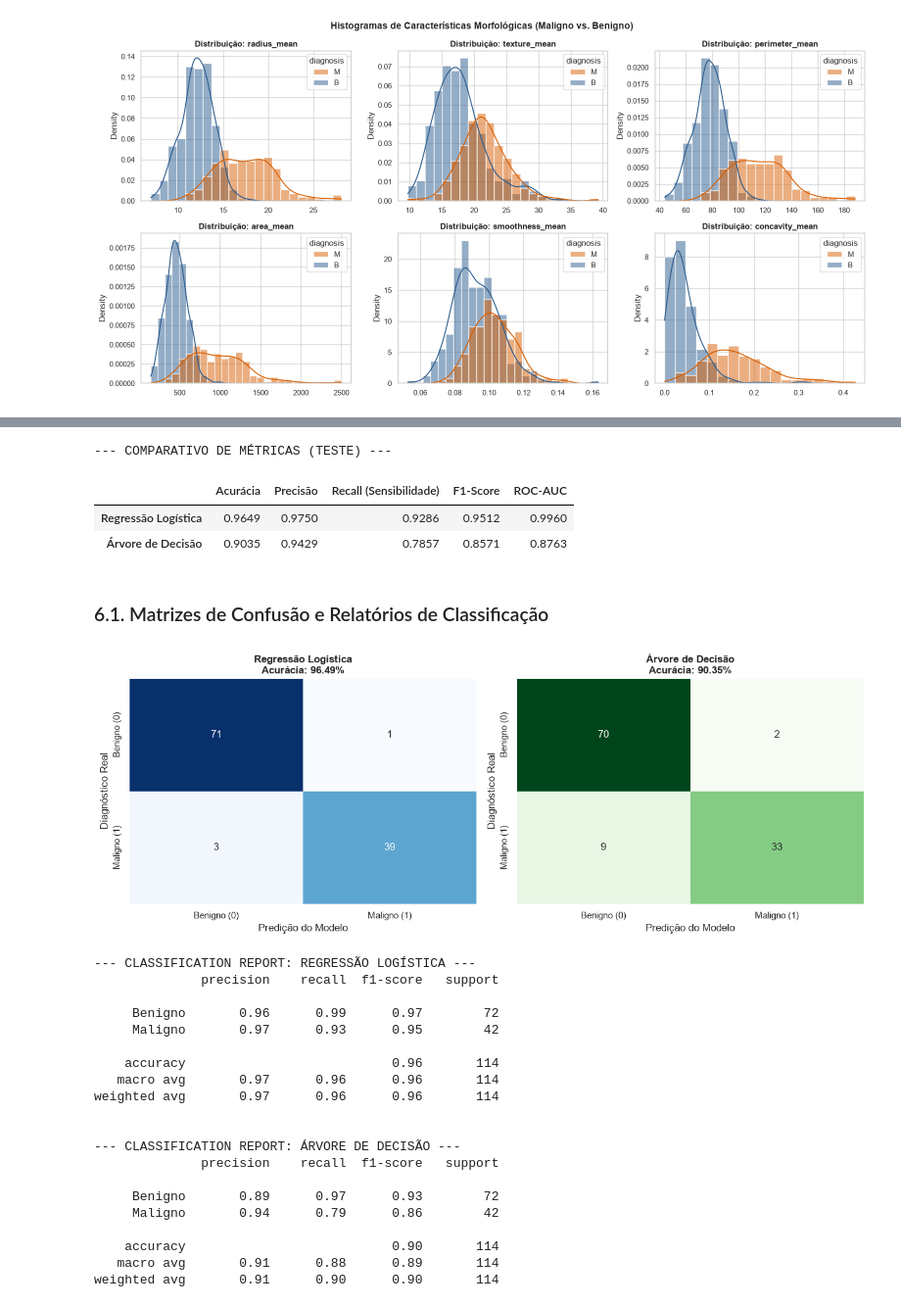
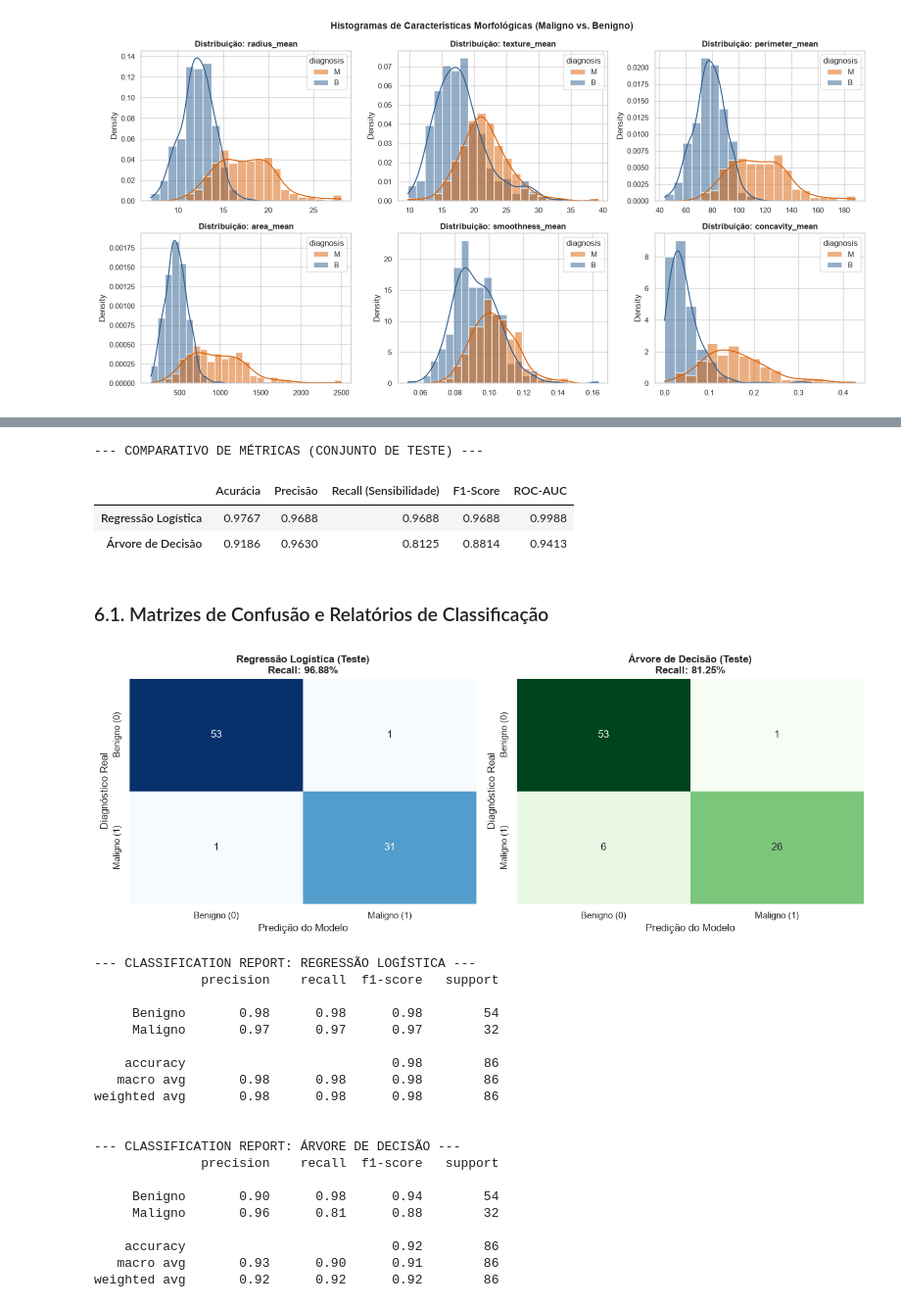
Before and after one commit to brunomirandadev/pos-tech-ia-devs-tc-fase1, a Jupyter notebook: notebook/analise_diagnostico.ipynb, the cells around one changed output, grey strips where cells are left out. Shown at 98% size. Cells and saved outputs as stored; diff of their text form; code cells hidden in the pictures.

```diff
--- a/notebook/analise_diagnostico.ipynb
+++ b/notebook/analise_diagnostico.ipynb
@@ -262,76 +312,75 @@ No contexto clínico hospitalar:
 # %%
-# Predições nos dados de teste
-y_pred_lr = modelo_lr.predict(X_test_scaled)
-y_proba_lr = modelo_lr.predict_proba(X_test_scaled)[:, 1]
+# Predições cegas nos dados de teste
+y_test_pred_lr = pipeline_lr.predict(X_test)
+y_test_proba_lr = pipeline_lr.predict_proba(X_test)[:, 1]
 
-y_pred_dt = modelo_dt.predict(X_test)
-y_proba_dt = modelo_dt.predict_proba(X_test)[:, 1]
+y_test_pred_dt = pipeline_dt.predict(X_test)
+y_test_proba_dt = pipeline_dt.predict_proba(X_test)[:, 1]
 
-# Tabela comparativa de métricas
-metricas = {
-    "Acurácia": [accuracy_score(y_test, y_pred_lr), accuracy_score(y_test, y_pred_dt)],
-    "Precisão": [precision_score(y_test, y_pred_lr), precision_score(y_test, y_pred_dt)],
-    "Recall (Sensibilidade)": [recall_score(y_test, y_pred_lr), recall_score(y_test, y_pred_dt)],
-    "F1-Score": [f1_score(y_test, y_pred_lr), f1_score(y_test, y_pred_dt)],
-    "ROC-AUC": [roc_auc_score(y_test, y_proba_lr), roc_auc_score(y_test, y_proba_dt)]
+metricas_teste = {
+    "Acurácia":               [accuracy_score(y_test, y_test_pred_lr), accuracy_score(y_test, y_test_pred_dt)],
+    "Precisão":               [precision_score(y_test, y_test_pred_lr), precision_score(y_test, y_test_pred_dt)],
+    "Recall (Sensibilidade)": [recall_score(y_test, y_test_pred_lr), recall_score(y_test, y_test_pred_dt)],
+    "F1-Score":               [f1_score(y_test, y_test_pred_lr), f1_score(y_test, y_test_pred_dt)],
+    "ROC-AUC":                [roc_auc_score(y_test, y_test_proba_lr), roc_auc_score(y_test, y_test_proba_dt)]
 }
 
-df_metricas = pd.DataFrame(metricas, index=["Regressão Logística", "Árvore de Decisão"])
-print("--- COMPARATIVO DE MÉTRICAS (TESTE) ---")
-display(df_metricas)
+df_teste = pd.DataFrame(metricas_teste, index=["Regressão Logística", "Árvore de Decisão"])
+print("--- COMPARATIVO DE MÉTRICAS (CONJUNTO DE TESTE) ---")
+display(df_teste)
 # %% [output]
---- COMPARATIVO DE MÉTRICAS (TESTE) ---
+--- COMPARATIVO DE MÉTRICAS (CONJUNTO DE TESTE) ---
 |  | Acurácia | Precisão | Recall (Sensibilidade) | F1-Score | ROC-AUC |
-| Regressão Logística | 0.9649 | 0.9750 | 0.9286 | 0.9512 | 0.9960 |
-| Árvore de Decisão | 0.9035 | 0.9429 | 0.7857 | 0.8571 | 0.8763 |
+| Regressão Logística | 0.9767 | 0.9688 | 0.9688 | 0.9688 | 0.9988 |
+| Árvore de Decisão | 0.9186 | 0.9630 | 0.8125 | 0.8814 | 0.9413 |
 # %% [markdown]
 ### 6.1. Matrizes de Confusão e Relatórios de Classificação
 # %%
 fig, axes = plt.subplots(1, 2, figsize=(13, 5))
 
 # Matriz Regressão Logística
-cm_lr = confusion_matrix(y_test, y_pred_lr)
+cm_lr = confusion_matrix(y_test, y_test_pred_lr)
 sns.heatmap(cm_lr, annot=True, fmt='d', cmap='Blues', cbar=False, ax=axes[0],
             xticklabels=['Benigno (0)', 'Maligno (1)'], yticklabels=['Benigno (0)', 'Maligno (1)'])
-axes[0].set_title(f"Regressão Logística\nAcurácia: {df_metricas.loc['Regressão Logística', 'Acurácia']:.2%}", fontweight='bold')
+axes[0].set_title(f"Regressão Logística (Teste)\nRecall: {df_teste.loc['Regressão Logística', 'Recall (Sensibilidade)']:.2%}", fontweight='bold')
 axes[0].set_xlabel("Predição do Modelo")
 axes[0].set_ylabel("Diagnóstico Real")
 
 # Matriz Árvore de Decisão
-cm_dt = confusion_matrix(y_test, y_pred_dt)
+cm_dt = confusion_matrix(y_test, y_test_pred_dt)
 sns.heatmap(cm_dt, annot=True, fmt='d', cmap='Greens', cbar=False, ax=axes[1],
             xticklabels=['Benigno (0)', 'Maligno (1)'], yticklabels=['Benigno (0)', 'Maligno (1)'])
-axes[1].set_title(f"Árvore de Decisão\nAcurácia: {df_metricas.loc['Árvore de Decisão', 'Acurácia']:.2%}", fontweight='bold')
+axes[1].set_title(f"Árvore de Decisão (Teste)\nRecall: {df_teste.loc['Árvore de Decisão', 'Recall (Sensibilidade)']:.2%}", fontweight='bold')
 axes[1].set_xlabel("Predição do Modelo")
 axes[1].set_ylabel("Diagnóstico Real")
 
 plt.tight_layout()
 plt.show()
 
 print("--- CLASSIFICATION REPORT: REGRESSÃO LOGÍSTICA ---")
-print(classification_report(y_test, y_pred_lr, target_names=['Benigno', 'Maligno']))
+print(classification_report(y_test, y_test_pred_lr, target_names=['Benigno', 'Maligno']))
 
 print("\n--- CLASSIFICATION REPORT: ÁRVORE DE DECISÃO ---")
-print(classification_report(y_test, y_pred_dt, target_names=['Benigno', 'Maligno']))
+print(classification_report(y_test, y_test_pred_dt, target_names=['Benigno', 'Maligno']))
 # %% [output]
-[figure, old version]
+[figure, new version]
 --- CLASSIFICATION REPORT: REGRESSÃO LOGÍSTICA ---
               precision    recall  f1-score   support
 
-     Benigno       0.96      0.99      0.97        72
-     Maligno       0.97      0.93      0.95        42
+     Benigno       0.98      0.98      0.98        54
+     Maligno       0.97      0.97      0.97        32
 
-    accuracy                           0.96       114
-   macro avg       0.97      0.96      0.96       114
-weighted avg       0.97      0.96      0.96       114
+    accuracy                           0.98        86
+   macro avg       0.98      0.98      0.98        86
+weighted avg       0.98      0.98      0.98        86
 
 
 --- CLASSIFICATION REPORT: ÁRVORE DE DECISÃO ---
               precision    recall  f1-score   support
 
-     Benigno       0.89      0.97      0.93        72
-     Maligno       0.94      0.79      0.86        42
+     Benigno       0.90      0.98      0.94        54
+     Maligno       0.96      0.81      0.88        32
 
-    accuracy                           0.90       114
-   macro avg       0.91      0.88      0.89       114
-weighted avg       0.91      0.90      0.90       114
+    accuracy                           0.92        86
+   macro avg       0.93      0.90      0.91        86
+weighted avg       0.92      0.92      0.92        86
```
Also changed, not shown: parts of 23 cells of this notebook, 14 other files.
